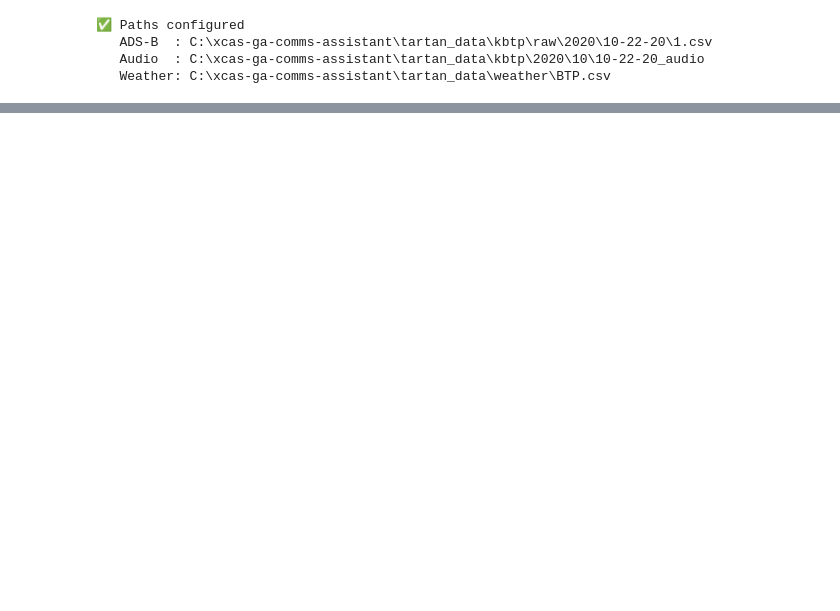
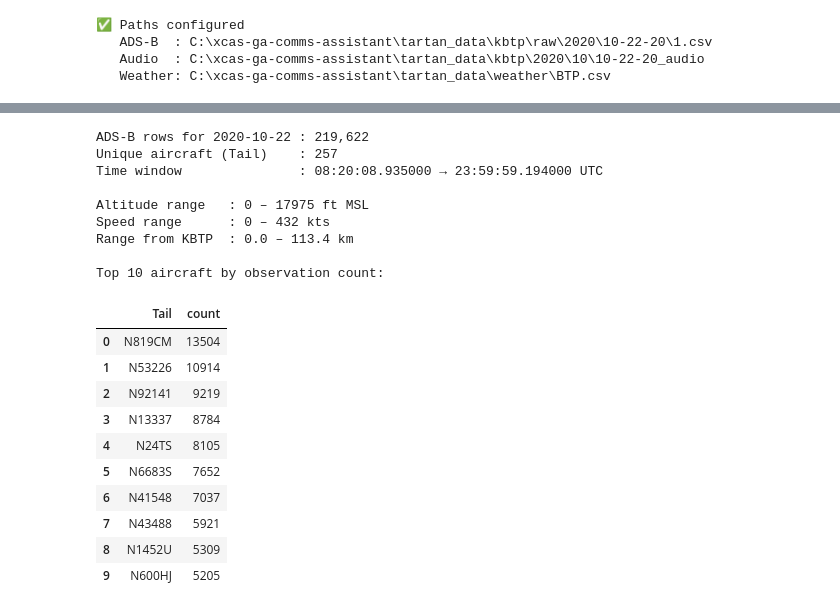
Before and after one commit to Shreyas-Vijayakumar/PCAS, a Jupyter notebook: notebooks/01_data_audit.ipynb, the cells around one changed output, grey strips where cells are left out. Saved outputs shown, nothing was run; the diff lists cells and outputs as text; code cells hidden in the pictures; blank space fills up the shorter version.

```diff
--- a/notebooks/01_data_audit.ipynb
+++ b/notebooks/01_data_audit.ipynb
@@ -90,0 +248,43 @@ First 3 rows:
+# %%
+# Keep only rows that parsed successfully AND are from 2020-10-22
+df_adsb = df_raw[
+    df_raw["timestamp"].notna() &
+    (df_raw["timestamp"].dt.date == pd.Timestamp("2020-10-22").date())
+].copy()
+
+# Clean up numeric columns — coerce errors to NaN (safe conversion)
+for col in ["Altitude", "Speed", "Heading", "Lat", "Lon", "Range", "Bearing"]:
+    df_adsb[col] = pd.to_numeric(df_adsb[col], errors="coerce")
+
+# Sort chronologically
+df_adsb = df_adsb.sort_values("timestamp").reset_index(drop=True)
+
+print(f"ADS-B rows for 2020-10-22 : {len(df_adsb):,}")
+print(f"Unique aircraft (Tail)    : {df_adsb['Tail'].nunique()}")
+print(f"Time window               : {df_adsb['timestamp'].min().time()} → {df_adsb['timestamp'].max().time()} EDT")
+print(f"\nAltitude range   : {df_adsb['Altitude'].min():.0f} – {df_adsb['Altitude'].max():.0f} ft MSL")
+print(f"Speed range      : {df_adsb['Speed'].min():.0f} – {df_adsb['Speed'].max():.0f} kts")
+print(f"Range from KBTP  : {df_adsb['Range'].min():.1f} – {df_adsb['Range'].max():.1f} km")
+print(f"\nTop 10 aircraft by observation count:")
+display(df_adsb['Tail'].value_counts().head(10).reset_index())
+# %% [output]
+ADS-B rows for 2020-10-22 : 219,622
+Unique aircraft (Tail)    : 257
+Time window               : 08:20:08.935000 → 23:59:59.194000 UTC
+
+Altitude range   : 0 – 17975 ft MSL
+Speed range      : 0 – 432 kts
+Range from KBTP  : 0.0 – 113.4 km
+
+Top 10 aircraft by observation count:
+|  | Tail | count |
+| 0 | N819CM | 13504 |
+| 1 | N53226 | 10914 |
+| 2 | N92141 | 9219 |
+| 3 | N13337 | 8784 |
+| 4 | N24TS | 8105 |
+| 5 | N6683S | 7652 |
+| 6 | N41548 | 7037 |
+| 7 | N43488 | 5921 |
+| 8 | N1452U | 5309 |
+| 9 | N600HJ | 5205 |
```
Also changed, not shown: parts of 4 cells of this notebook.
